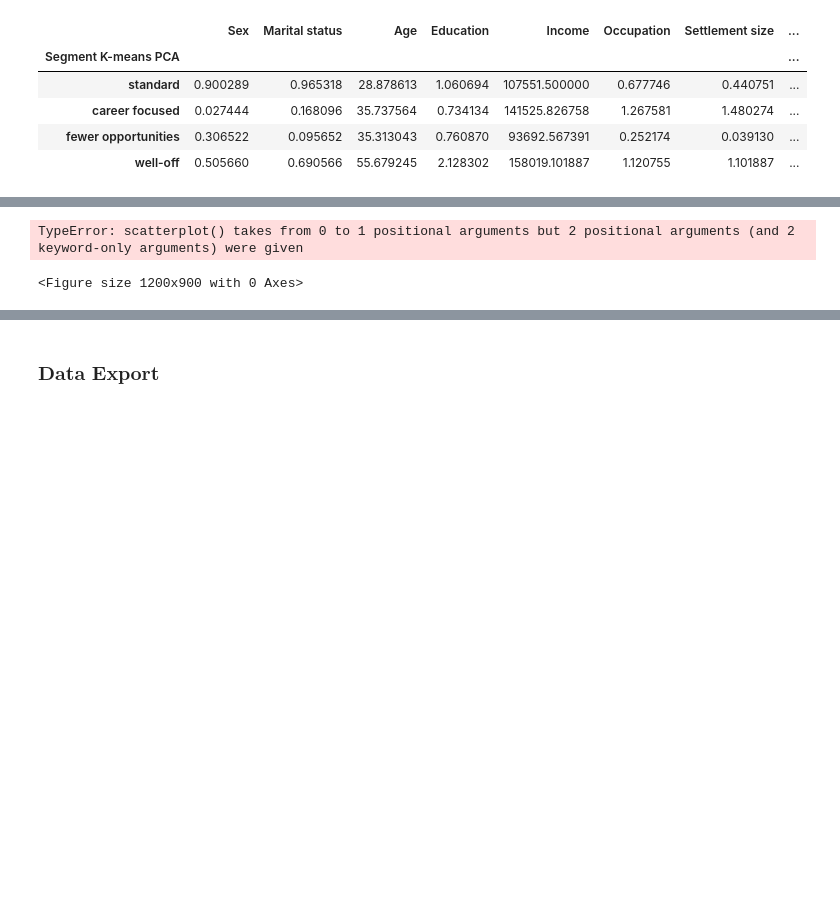
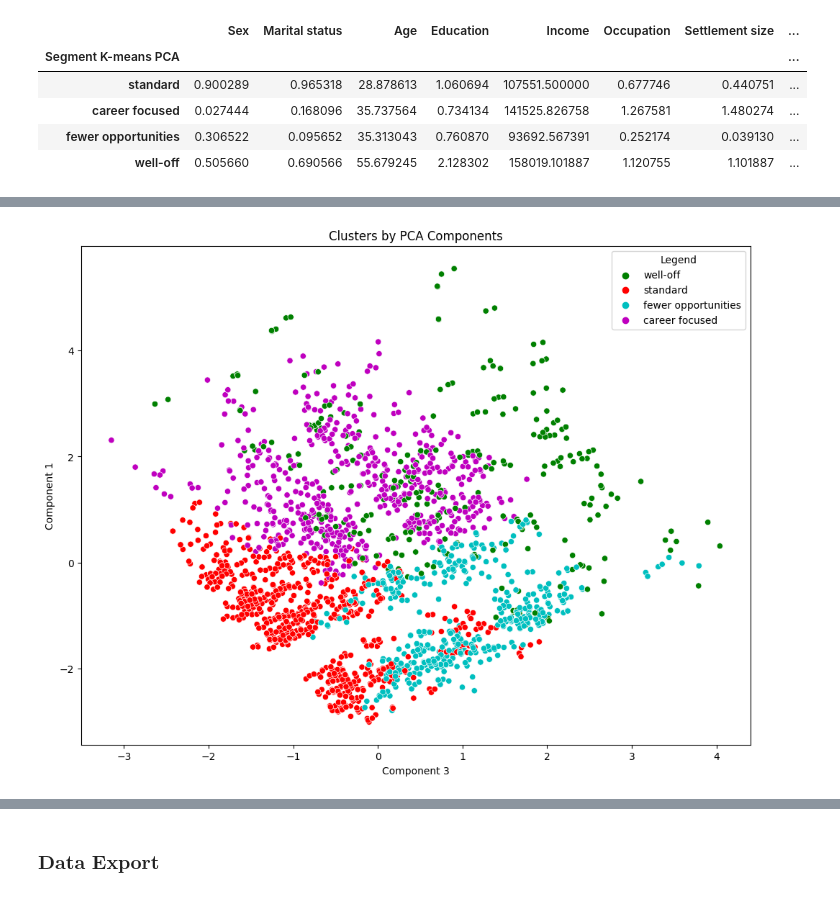
Before and after one commit to azizharouna/KYC-Dashboard, a Jupyter notebook: customer_segmentation.ipynb, the cells around one changed output, grey strips where cells are left out. Drawn from its saved outputs; the diff is of its cells as text; code cells hidden in the pictures; blank space fills up the shorter version.

```diff
--- a/customer_segmentation.ipynb
+++ b/customer_segmentation.ipynb
@@ -409,13 +408,12 @@ TypeError: scatterplot() takes from 0 to 1 positional arguments but 2 positional
 # %%
 x_axis_1 = df_segm_pca_kmeans['Component 3']
 y_axis_1 = df_segm_pca_kmeans['Component 1']
 plt.figure(figsize = (12, 9))
-sns.scatterplot(x_axis_1, y_axis_1, hue = df_segm_pca_kmeans['Legend'], palette = ['g', 'r', 'c', 'm'])
+sns.scatterplot(x= x_axis_1, y= y_axis_1, hue = df_segm_pca_kmeans['Legend'], palette = ['g', 'r', 'c', 'm'])
 plt.title('Clusters by PCA Components' )
 plt.show()
 # %% [output]
-TypeError: scatterplot() takes from 0 to 1 positional arguments but 2 positional arguments (and 2 keyword-only arguments) were given
-<Figure size 1200x900 with 0 Axes>
+[figure, added]
 # %%
 x_axis_1 = df_segm_pca_kmeans['Component 3']
 y_axis_1 = df_segm_pca_kmeans['Component 2']
```
Also changed, not shown: parts of 2 cells of this notebook.
